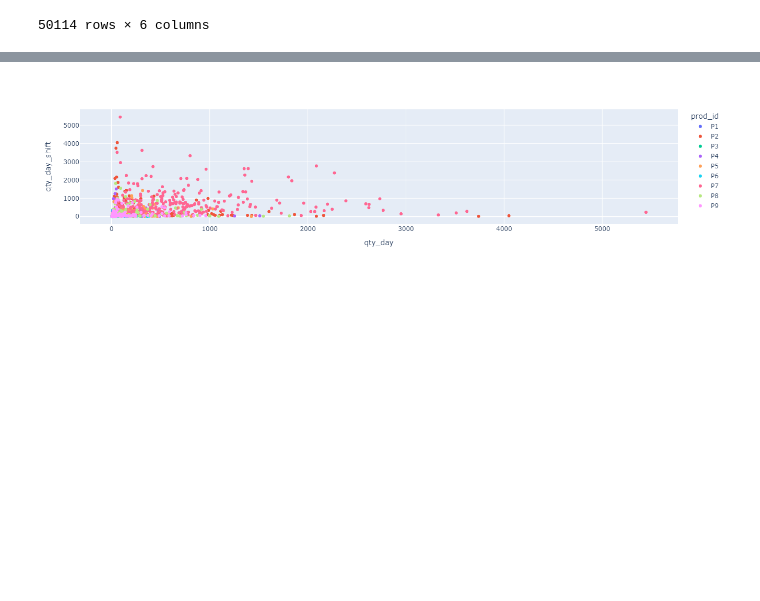
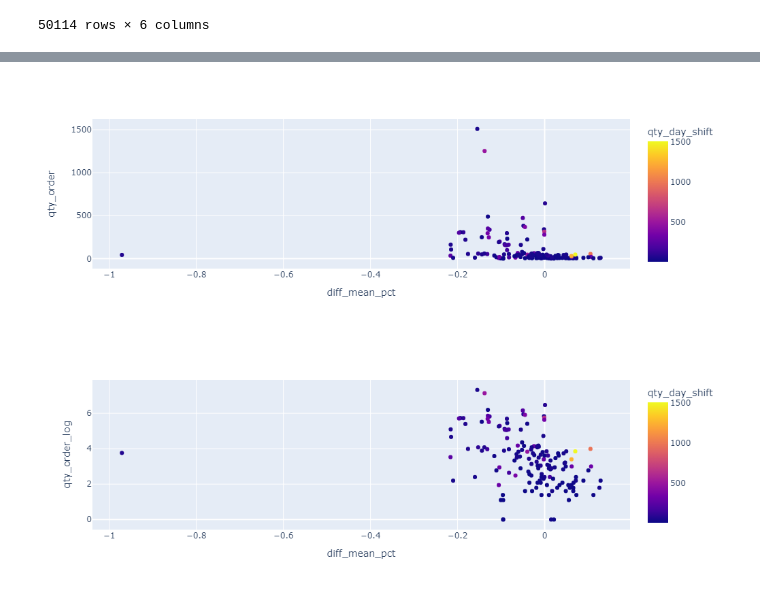
Before and after one commit to felipeangelim/desafio-fa, a Jupyter notebook: scripts/notebooks/eda-2.0.ipynb, the cells around one changed output, grey strips where cells are left out. Saved outputs shown, nothing was run; the diff lists cells and outputs as text; code cells hidden in the pictures; blank space fills up the shorter version.

```diff
--- a/scripts/notebooks/eda-2.0.ipynb
+++ b/scripts/notebooks/eda-2.0.ipynb
@@ -51,12 +50,19 @@ sales_df
 # %%
+all_prices = pd.concat([
+    comp_prices_df\
+    .rename(columns = {"competitor_price" : "price"})[["prod_id", "date", "price"]],
+  #  sales_df[["prod_id", "date_order", "value_per_item"]].rename(columns={"value_per_item" : "price",
+  #                                                                        "date_order"     : "date"})
+])
+
 df = pd.merge(sales_df.rename(columns={"date_order":"date"})\
              .groupby(["prod_id",
                             "date",
                             "value_per_item"])\
              .agg({"qty_order" : "sum"})\
              .reset_index(),
-          comp_prices_df.groupby(["prod_id","date"])\
-              .competitor_price.agg(["min","max","mean", "median"])\
+          all_prices.groupby(["prod_id","date"])\
+              .price.agg(["min","max","mean", "median"])\
               .reset_index(),
          on=["date", "prod_id"]
           )
@@ -95,0 +84,23 @@ df["diff_mean_pct"] = (df.value_per_item - df["mean"])/df["mean"]
+# %%
+day_agg = df.groupby(["prod_id", "date"])\
+         .agg({"qty_order" : "sum"})\
+         .rename(columns={"qty_order" : "qty_day"})\
+         .reset_index()
+day_agg["qty_day_mm"] = day_agg.groupby(["prod_id"]).qty_day.transform(lambda s: s.rolling(14, min_periods=14).median())
+# %%
+df = pd.merge(df,
+        day_agg,
+        on=["prod_id", "date"])
+
+
+day_agg_shift = day_agg
+day_agg_shift["date"]  = day_agg_shift["date"].apply(lambda x: x + pd.Timedelta(days=1))
+day_agg_shift.rename(columns={"qty_day": "qty_day_shift",
+                             "qty_day_mm": "qty_day_shift_mm"}, inplace=True)
+df = pd.merge(df,
+              day_agg_shift,
+        on=["prod_id", "date"])
+df["diff_min_pct"] = (df.value_per_item - df["min"])/df["min"]
+df["diff_mean_pct"] = (df.value_per_item - df["mean"])/df["mean"]
+df["pct_of_qty_day"] = df.qty_order / df.qty_day
+df["qty_order_log"] = np.log(df.qty_order)
@@ -112,4 +146,10 @@ df
 # %%
-px.scatter(df, x="qty_day", y="qty_day_shift", color="prod_id")
+prod_id = "P4"
+fig = px.scatter(df[df.prod_id == prod_id], x="diff_mean_pct", y="qty_order", color="qty_day_shift")
+fig.show()
+
+fig = px.scatter(df[df.prod_id == prod_id], x="diff_mean_pct", y="qty_order_log", color="qty_day_shift")
+fig.show()
 # %% [output]
-[figure, old version]
+[figure, new version]
+[figure, added]
```
Also changed, not shown: parts of 8 cells of this notebook, 3 other files.
